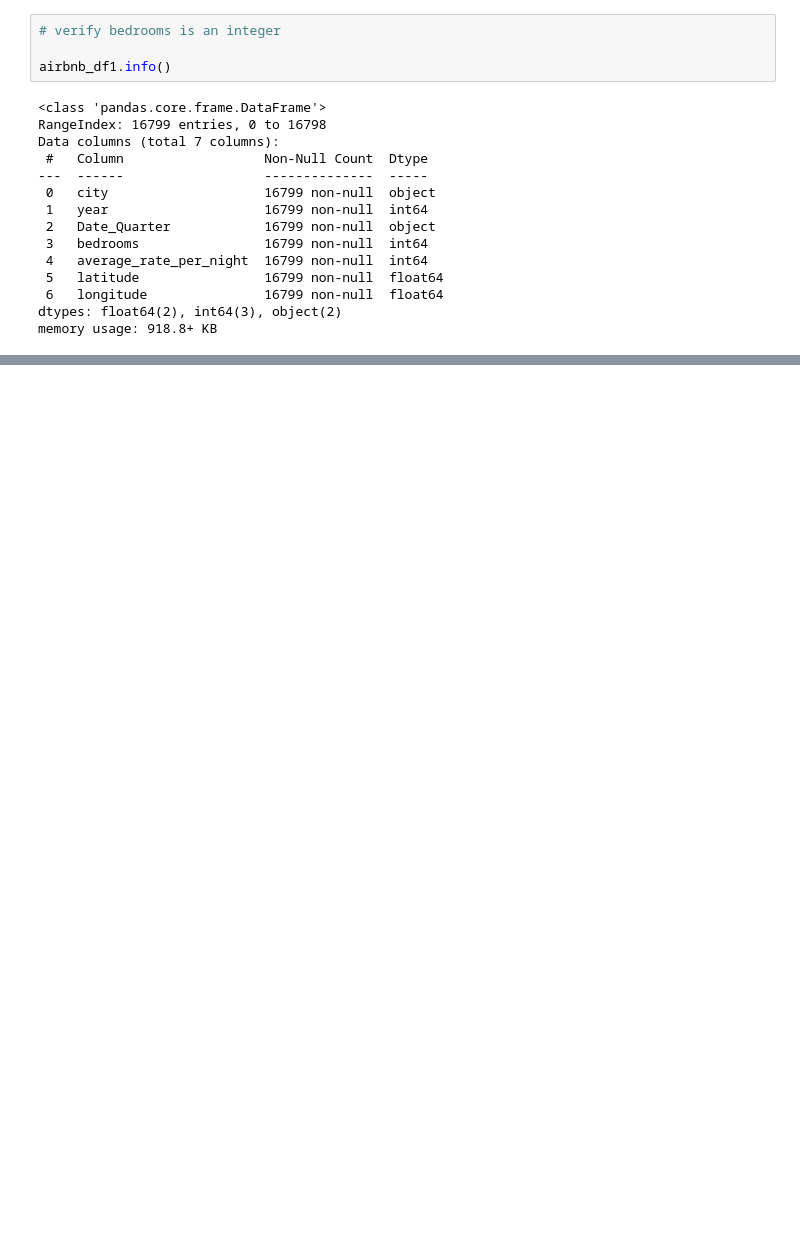
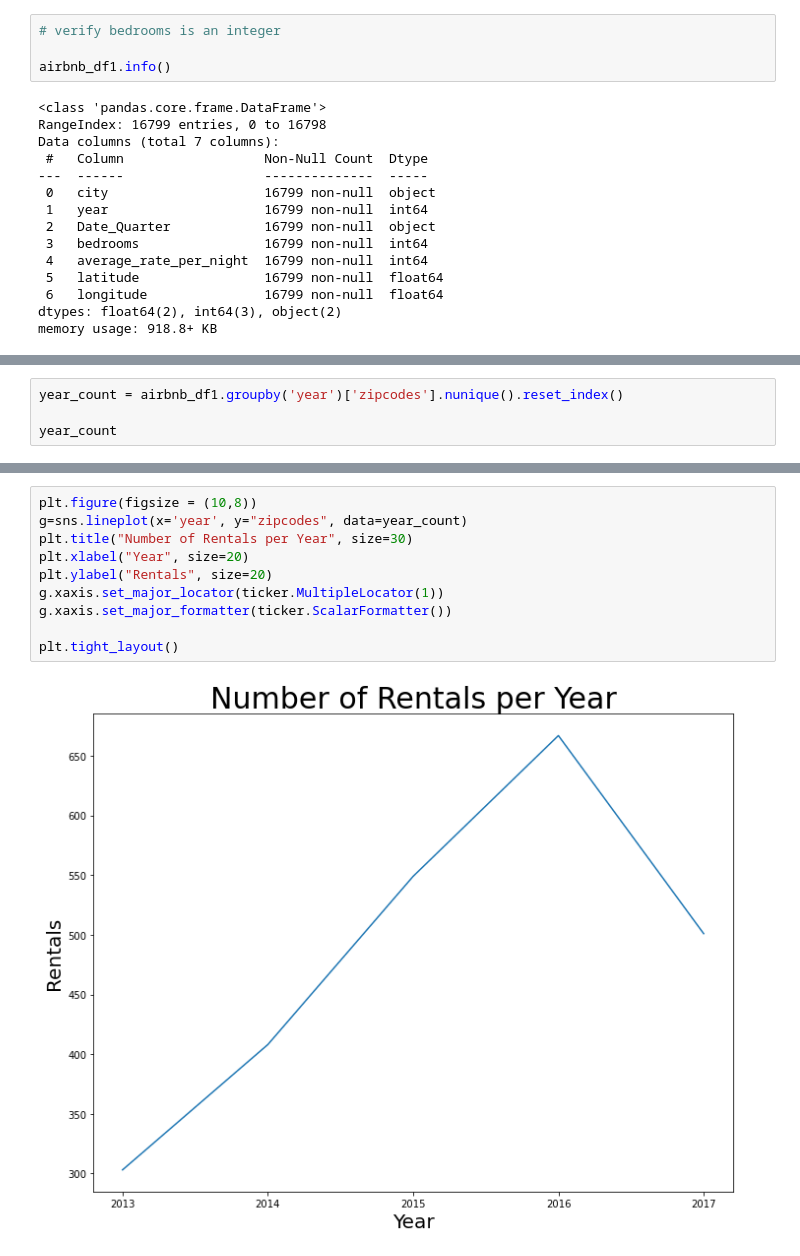
Before and after one commit to stevengreen320/Airbnb-EDA, a Jupyter notebook: Project 1 Extra.ipynb, the cells around one changed output, grey strips where cells are left out. Saved outputs shown, nothing was run; the diff lists cells and outputs as text; blank space fills up the shorter version.

```diff
--- a/Project 1 Extra.ipynb
+++ b/Project 1 Extra.ipynb
@@ -556,0 +616,4 @@ Name: bedrooms, dtype: int64
+# %%
+year_count = airbnb_df1.groupby('year')['zipcodes'].nunique().reset_index()
+
+year_count
@@ -556,0 +627,12 @@ Name: bedrooms, dtype: int64
+# %%
+plt.figure(figsize = (10,8))
+g=sns.lineplot(x='year', y="zipcodes", data=year_count)
+plt.title("Number of Rentals per Year", size=30)
+plt.xlabel("Year", size=20)
+plt.ylabel("Rentals", size=20)
+g.xaxis.set_major_locator(ticker.MultipleLocator(1))
+g.xaxis.set_major_formatter(ticker.ScalarFormatter())
+
+plt.tight_layout()
+# %% [output]
+[figure, added]
```
Also changed, not shown: parts of 11 cells of this notebook.
